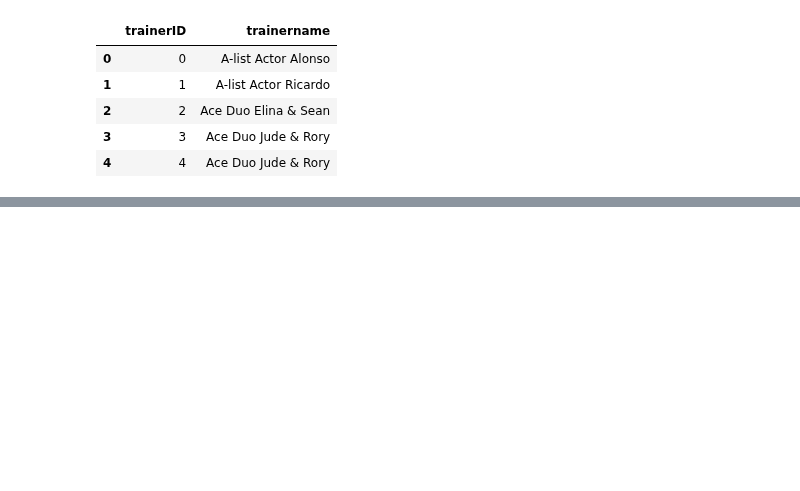
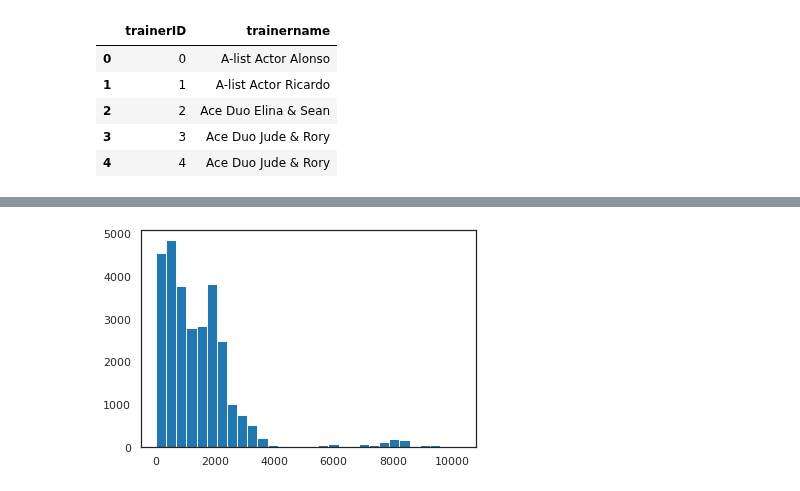
Before and after one commit to infoshareacademy/jdszr2-DataResearchers, a Jupyter notebook: python/main.ipynb, the cells around one changed output, grey strips where cells are left out. Drawn from its saved outputs; the diff is of its cells as text; code cells hidden in the pictures; blank space fills up the shorter version.

```diff
--- a/python/main.ipynb
+++ b/python/main.ipynb
@@ -40,3 +45,6 @@ trainers_df.head() # Trainers head
 | 2 | 2 | Ace Duo Elina & Sean |
 | 3 | 3 | Ace Duo Jude & Rory |
 | 4 | 4 | Ace Duo Jude & Rory |
+# %%
+pokemon_df["Combat Power"] = (pokemon_df["hp"]+pokemon_df["attack"]+pokemon_df["defense"]+pokemon_df["spatk"]+pokemon_df["spdef"]+pokemon_df["speed"])*pokemon_df["pokelevel"]*6/100
+pokemon_df.describe()
@@ -42,0 +61,9 @@ trainers_df.head() # Trainers head
+# %%
+sns.set_style("white")
+sns.set_context("notebook")
+
+
+plt.hist(pokemon_df['Combat Power'], bins=30)
+plt.show()
+# %% [output]
+[figure, added]
```
Also changed, not shown: parts of 9 cells of this notebook.
